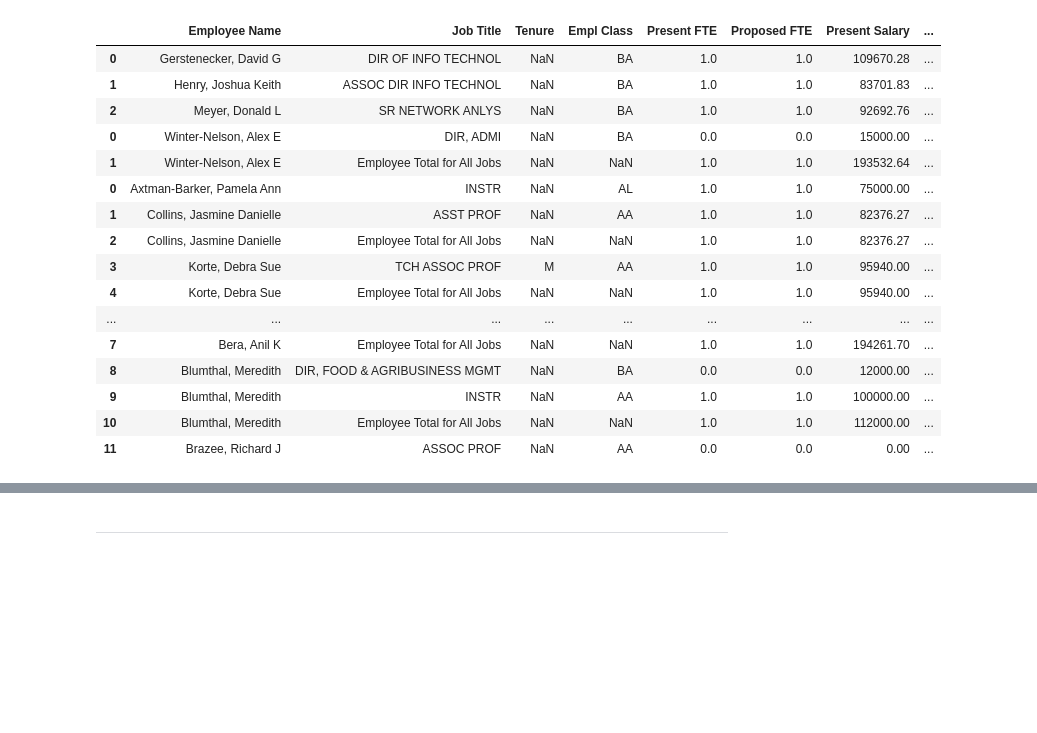
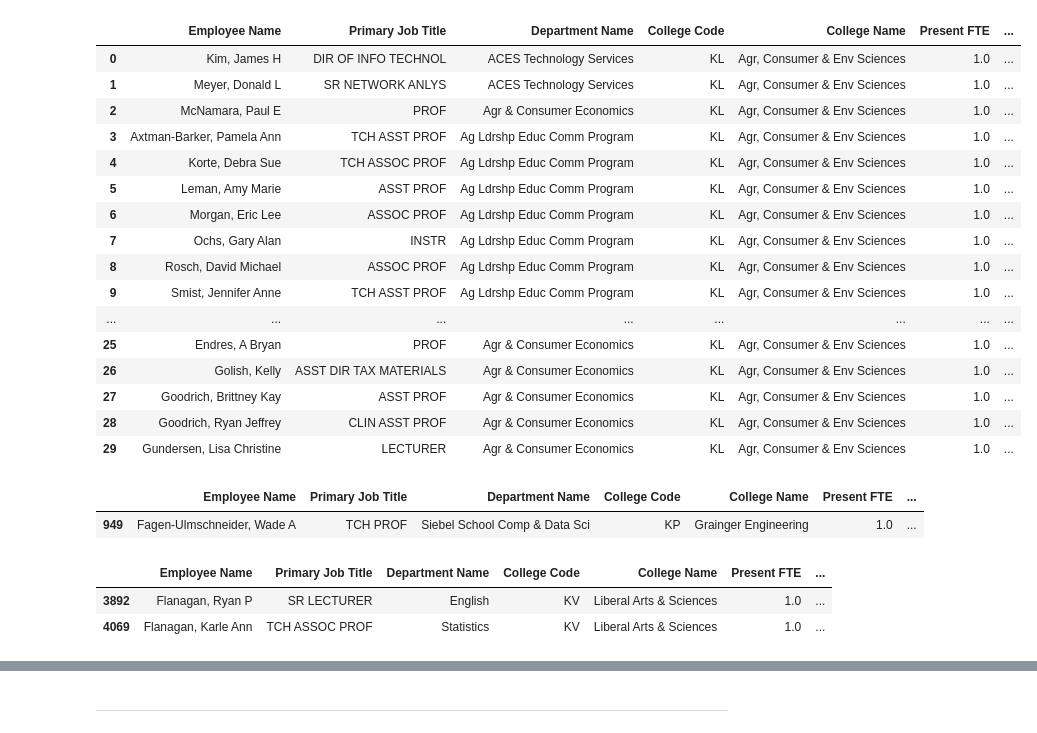
Before and after one commit to wadefagen/datasets, a Jupyter notebook: graybook/src/scrapeActive.ipynb, the cells around one changed output, grey strips where cells are left out. Drawn from its saved outputs; the diff is of its cells as text; code cells hidden in the pictures; blank space fills up the shorter version.

Commit message:
update graybook dataset to AY'25-26

```diff
--- a/graybook/src/scrapeActive.ipynb
+++ b/graybook/src/scrapeActive.ipynb
@@ -61,0 +106,3 @@ def processPage(rawHTML, collegeCode, collegeName):
+# %%
+rawHTML = requests.get(urlList[0]).text
+rawHTML
@@ -100,8 +145,7 @@ for i in range(len(collegeCodes)):
   print(f"=== {collegeName} ===")
   collegeCode = collegeCodes[i]
   collegeName = collegeNames[i]
-  rawHTML = requests.get(f"https://www.trustees.uillinois.edu/trustees/resources/23-24-Graybook/{collegeCode}.html").text
-
+  rawHTML = requests.get(urlList[i]).text
   dfs.append( processPage(rawHTML, collegeCode, collegeName) )
   sleep(5)
 
@@ -134,0 +292,6 @@ df["College Name"] = df["College Name"].replace('&amp;', '&')
+# %%
+df["Department Name"] = df["Department Name"].str.replace('&amp;', '&')
+df["College Name"] = df["College Name"].replace('&amp;', '&')
+df["Department Name"] = df["Department Name"].str.strip()
+df["College Name"] = df["College Name"].str.strip()
+df[ df["Employee Name"].str.contains("Fagen") ]
@@ -185,18 +358,23 @@ for name in df["Employee Name"].unique():
         identicalName = True
 
     if identicalName:
+      indexFilter = []
       if name == "Kumar, Praveen":
-        indexFilter = [160, 161]
-      elif name == "Li, Bo":
-        indexFilter = [50, 51, 52, 232, 233]
-      else:
-        print("!!!")
+        indexFilter = [168, 169]
+      # elif name == "Li, Bo":
+      #   indexFilter = [50, 51, 52, 232, 233]
+      # else:
+      #   print("!!!")
 
       df1 = dfSingle[ dfSingle.index.isin(indexFilter) ]
       df2 = dfSingle[ ~dfSingle.index.isin(indexFilter) ]
 
-      d.append(process(df1))
-      d.append(process(df2))
+      if len(df1) == 0:
+        print("!!! " + name)
+        print(dfSingle)
+      else:
+        d.append(process(df1))
+        d.append(process(df2))
     else:
       d.append(process(dfSingle))
   else:
@@ -204,22 +382,33 @@ for name in df["Employee Name"].unique():
 # %%
 df_CLEAN = pd.DataFrame(d)
 # %%
-df.head(30)
+df_CLEAN.head(30)
 # %% [output]
-|  | Employee Name | Job Title | Tenure | Empl Class | Present FTE | Proposed FTE | Present Salary | ... |
-| 0 | Gerstenecker, David G | DIR OF INFO TECHNOL | NaN | BA | 1.0 | 1.0 | 109670.28 | ... |
-| 1 | Henry, Joshua Keith | ASSOC DIR INFO TECHNOL | NaN | BA | 1.0 | 1.0 | 83701.83 | ... |
-| 2 | Meyer, Donald L | SR NETWORK ANLYS | NaN | BA | 1.0 | 1.0 | 92692.76 | ... |
-| 0 | Winter-Nelson, Alex E | DIR, ADMI | NaN | BA | 0.0 | 0.0 | 15000.00 | ... |
-| 1 | Winter-Nelson, Alex E | Employee Total for All Jobs | NaN | NaN | 1.0 | 1.0 | 193532.64 | ... |
-| 0 | Axtman-Barker, Pamela Ann | INSTR | NaN | AL | 1.0 | 1.0 | 75000.00 | ... |
-| 1 | Collins, Jasmine Danielle | ASST PROF | NaN | AA | 1.0 | 1.0 | 82376.27 | ... |
-| 2 | Collins, Jasmine Danielle | Employee Total for All Jobs | NaN | NaN | 1.0 | 1.0 | 82376.27 | ... |
-| 3 | Korte, Debra Sue | TCH ASSOC PROF | M | AA | 1.0 | 1.0 | 95940.00 | ... |
-| 4 | Korte, Debra Sue | Employee Total for All Jobs | NaN | NaN | 1.0 | 1.0 | 95940.00 | ... |
-| ... | ... | ... | ... | ... | ... | ... | ... | ... |
-| 7 | Bera, Anil K | Employee Total for All Jobs | NaN | NaN | 1.0 | 1.0 | 194261.70 | ... |
-| 8 | Blumthal, Meredith | DIR, FOOD & AGRIBUSINESS MGMT | NaN | BA | 0.0 | 0.0 | 12000.00 | ... |
-| 9 | Blumthal, Meredith | INSTR | NaN | AA | 1.0 | 1.0 | 100000.00 | ... |
-| 10 | Blumthal, Meredith | Employee Total for All Jobs | NaN | NaN | 1.0 | 1.0 | 112000.00 | ... |
-| 11 | Brazee, Richard J | ASSOC PROF | NaN | AA | 0.0 | 0.0 | 0.00 | ... |
+|  | Employee Name | Primary Job Title | Department Name | College Code | College Name | Present FTE | ... |
+| 0 | Kim, James H | DIR OF INFO TECHNOL | ACES Technology Services | KL | Agr, Consumer & Env Sciences | 1.0 | ... |
+| 1 | Meyer, Donald L | SR NETWORK ANLYS | ACES Technology Services | KL | Agr, Consumer & Env Sciences | 1.0 | ... |
+| 2 | McNamara, Paul E | PROF | Agr & Consumer Economics | KL | Agr, Consumer & Env Sciences | 1.0 | ... |
+| 3 | Axtman-Barker, Pamela Ann | TCH ASST PROF | Ag Ldrshp Educ Comm Program | KL | Agr, Consumer & Env Sciences | 1.0 | ... |
+| 4 | Korte, Debra Sue | TCH ASSOC PROF | Ag Ldrshp Educ Comm Program | KL | Agr, Consumer & Env Sciences | 1.0 | ... |
+| 5 | Leman, Amy Marie | ASST PROF | Ag Ldrshp Educ Comm Program | KL | Agr, Consumer & Env Sciences | 1.0 | ... |
+| 6 | Morgan, Eric Lee | ASSOC PROF | Ag Ldrshp Educ Comm Program | KL | Agr, Consumer & Env Sciences | 1.0 | ... |
+| 7 | Ochs, Gary Alan | INSTR | Ag Ldrshp Educ Comm Program | KL | Agr, Consumer & Env Sciences | 1.0 | ... |
+| 8 | Rosch, David Michael | ASSOC PROF | Ag Ldrshp Educ Comm Program | KL | Agr, Consumer & Env Sciences | 1.0 | ... |
+| 9 | Smist, Jennifer Anne | TCH ASST PROF | Ag Ldrshp Educ Comm Program | KL | Agr, Consumer & Env Sciences | 1.0 | ... |
+| ... | ... | ... | ... | ... | ... | ... | ... |
+| 25 | Endres, A Bryan | PROF | Agr & Consumer Economics | KL | Agr, Consumer & Env Sciences | 1.0 | ... |
+| 26 | Golish, Kelly | ASST DIR TAX MATERIALS | Agr & Consumer Economics | KL | Agr, Consumer & Env Sciences | 1.0 | ... |
+| 27 | Goodrich, Brittney Kay | ASST PROF | Agr & Consumer Economics | KL | Agr, Consumer & Env Sciences | 1.0 | ... |
+| 28 | Goodrich, Ryan Jeffrey | CLIN ASST PROF | Agr & Consumer Economics | KL | Agr, Consumer & Env Sciences | 1.0 | ... |
+| 29 | Gundersen, Lisa Christine | LECTURER | Agr & Consumer Economics | KL | Agr, Consumer & Env Sciences | 1.0 | ... |
+# %%
+df_CLEAN[df_CLEAN["Employee Name"].str.contains("Fagen")]
+# %% [output]
+|  | Employee Name | Primary Job Title | Department Name | College Code | College Name | Present FTE | ... |
+| 949 | Fagen-Ulmschneider, Wade A | TCH PROF | Siebel School Comp & Data Sci | KP | Grainger Engineering | 1.0 | ... |
+# %%
+df_CLEAN[df_CLEAN["Employee Name"].str.contains("Flanagan")]
+# %% [output]
+|  | Employee Name | Primary Job Title | Department Name | College Code | College Name | Present FTE | ... |
+| 3892 | Flanagan, Ryan P | SR LECTURER | English | KV | Liberal Arts & Sciences | 1.0 | ... |
+| 4069 | Flanagan, Karle Ann | TCH ASSOC PROF | Statistics | KV | Liberal Arts & Sciences | 1.0 | ... |
```
Also changed, not shown: parts of 25 cells of this notebook, 9 other files.
